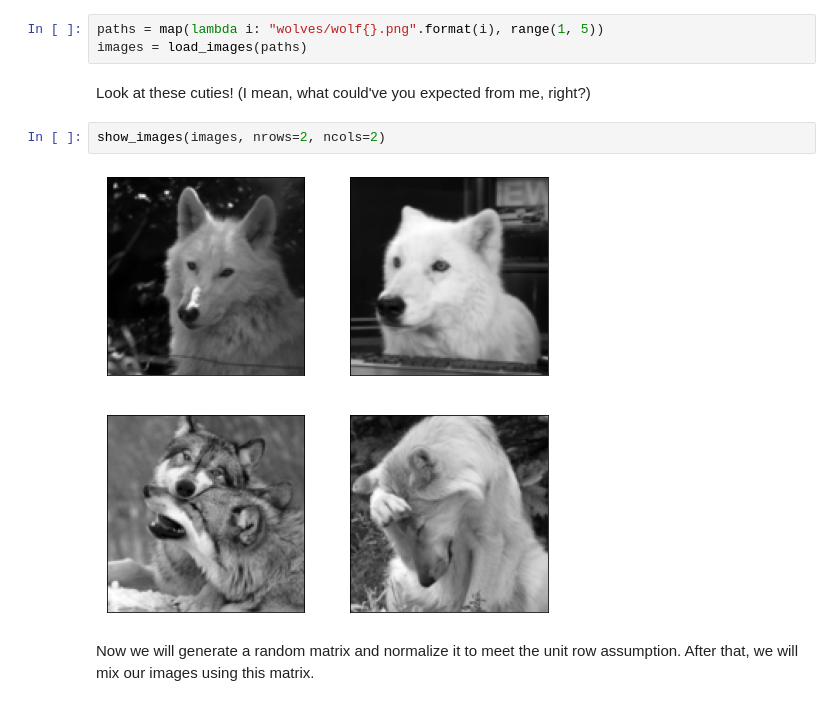
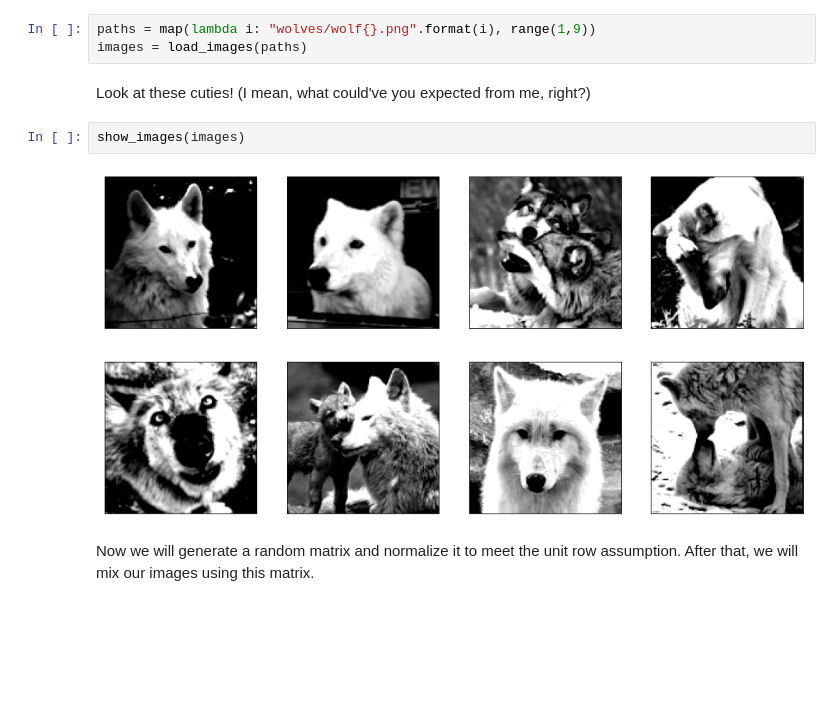
Before and after one commit to AlgebraicWolf/CAMNS, a Jupyter notebook: demo.ipynb, the cells around one changed output. Saved outputs shown, nothing was run; the diff lists cells and outputs as text; blank space fills up the shorter version.

Commit message:
Augmented sample images and increased their number

```diff
--- a/demo.ipynb
+++ b/demo.ipynb
@@ -67,14 +67,14 @@ def show_images(imgs, side=128, nrows=None, ncols=None):
 # %% [markdown]
 Let's generate paths and load some images
 # %%
-paths = map(lambda i: "wolves/wolf{}.png".format(i), range(1, 5))
+paths = map(lambda i: "wolves/wolf{}.png".format(i), range(1,9))
 images = load_images(paths)
 # %% [markdown]
 Look at these cuties! (I mean, what could've you expected from me, right?)
 # %%
-show_images(images, nrows=2, ncols=2)
+show_images(images)
 # %% [output]
-[figure, old version]
+[figure, new version]
 # %% [markdown]
 Now we will generate a random matrix and normalize it to meet the unit row assumption. After that, we will mix our images using this matrix.
 # %%
```
Also changed, not shown: parts of 5 cells of this notebook, 9 other files.
